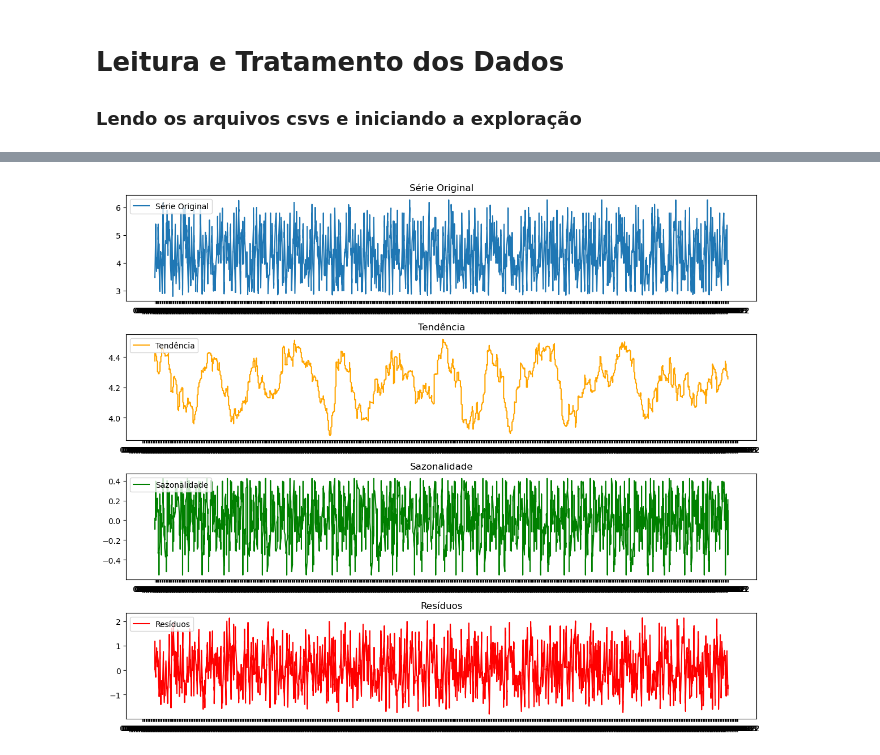
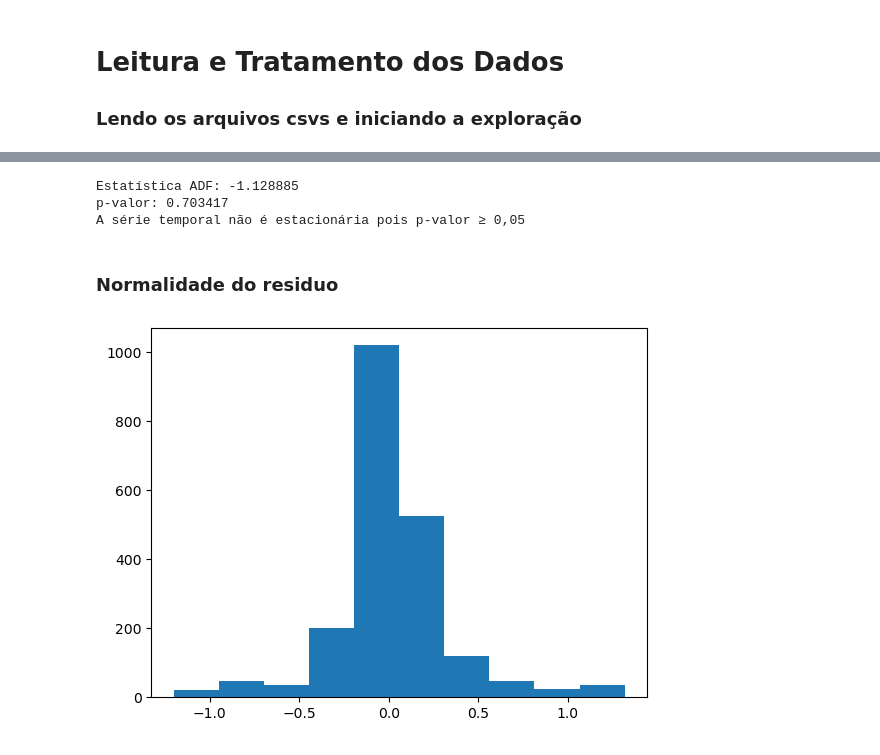
Before and after one commit to ivoaraujo17/series_temporais, a Jupyter notebook: Untitled.ipynb, the cells around one changed output, grey strips where cells are left out. Saved outputs shown, nothing was run; the diff lists cells and outputs as text; code cells hidden in the pictures.

```diff
--- a/Untitled.ipynb
+++ b/Untitled.ipynb
@@ -119,36 +117,0 @@ plt.show()
-# %%
-# Decomposição da série temporal
-decomposicao_e = seasonal_decompose(df_etanol, model="additive", period=365)
-
-# Extrair os componentes
-tendencia_e = decomposicao_e.trend
-sazonalidade_e = decomposicao_e.seasonal
-residuos_e = decomposicao_e.resid
-
-# Criar um gráfico com subplots
-fig, axs = plt.subplots(4, 1, figsize=(12, 10))
-
-# Plotar os gráficos
-axs[0].plot(df_etanol, label="Série Original")
-axs[0].legend(loc="upper left")
-axs[0].set_title('Série Original')
-
-axs[1].plot(tendencia_e, label="Tendência", color='orange')
-axs[1].legend(loc="upper left")
-axs[1].set_title('Tendência')
-
-axs[2].plot(sazonalidade_e, label="Sazonalidade", color='green')
-axs[2].legend(loc="upper left")
-axs[2].set_title('Sazonalidade')
-
-axs[3].plot(residuos_e, label="Resíduos", color='red')
-axs[3].legend(loc="upper left")
-axs[3].set_title('Resíduos')
-
-# Ajustar layout para evitar sobreposição
-plt.tight_layout()
-
-# Exibir o gráfico
-plt.show()
-# %% [output]
-[figure, removed]
@@ -154,0 +130,13 @@ plt.show()
+# %%
+check_stationarity(df_gasolina["Valor de Venda"])
+# %% [output]
+Estatística ADF: -1.128885
+p-valor: 0.703417
+A série temporal não é estacionária pois p-valor ≥ 0,05
+# %% [markdown]
+### Normalidade do residuo
+# %%
+plt.hist(residuos_g)
+plt.show()
+# %% [output]
+[figure, added]
```
Also changed, not shown: parts of 21 cells of this notebook, 1 other file.
